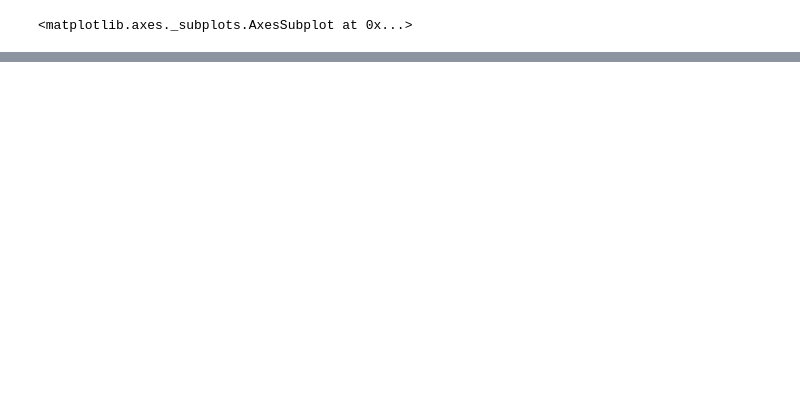
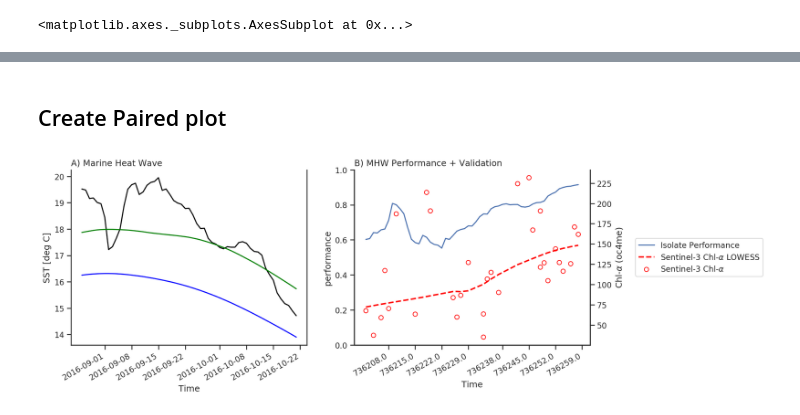
Before and after one commit to HuckleyLab/phyto-mhw, a Jupyter notebook: validation/nwpacific-example-sentinel.ipynb, the cells around one changed output, grey strips where cells are left out. Saved outputs shown, nothing was run; the diff lists cells and outputs as text; code cells hidden in the pictures; blank space fills up the shorter version.

```diff
--- a/validation/nwpacific-example-sentinel.ipynb
+++ b/validation/nwpacific-example-sentinel.ipynb
@@ -263,0 +301,48 @@ Name: date, dtype: float64
+# %% [markdown]
+## Create Paired plot
+# %%
+fs = gcsfs.GCSFileSystem(project=GCP_PROJECT_ID, token="../gc-pangeo.json")
+oisst = xr.open_zarr(fs.get_mapper(OISST_GCP))
+oisst = oisst.assign_coords(lon=(((oisst.lon + 180) % 360) - 180)).sortby('lon')
+# %%
+selected_sst = oisst.sel(
+    lat = mhw_performance.lat.values.item(),
+    lon = mhw_performance.lon.values.item(),
+    time = mhw_performance.time
+)
+# %%
+fig, axes = plt.subplots(1, 2, figsize=(13, 4.5), dpi=150)
+
+sst_ax = axes[0]
+
+selected_sst.sst.plot(ax=sst_ax, color='black')
+mhw_performance.clim_seas.plot(ax=sst_ax, color='blue')
+mhw_performance.clim_thresh.plot(ax=sst_ax, color='green')
+sst_ax.set_ylabel("SST [deg C]")
+sst_ax.set_title("")
+sst_ax.set_title("A) Marine Heat Wave", loc='left')
+
+chl_ax = axes[1]
+_p0 = mhw_performance.performance.plot(label='Isolate Performance', ax=chl_ax)
+chl_ax.set_ylim([0, 1])
+chl_twinax = chl_ax.twinx()
+_p1 = chl_twinax.scatter(chl_df.date, chl_df.chl, color='none', alpha=1, edgecolor='red', zorder=-1,  label=r'Sentinel-3 Chl-$\alpha$')
+chl_ax.set_xticklabels(chl_ax.get_xticks(), rotation=30, ha='right')
+chl_twinax.set_ylabel(r"Chl-$\alpha$ (oc4me)")
+_p2 = chl_twinax.plot(
+    lowess_smooth(chl_df.dropna(subset=['chl']).set_index('date').chl),
+    linewidth=2, color='red', linestyle='--',
+    label=r'Sentinel-3 Chl-$\alpha$ LOWESS'
+)
+
+lines, labels = chl_ax.get_legend_handles_labels()
+lines2, labels2 = chl_twinax.get_legend_handles_labels()
+chl_twinax.legend(lines + lines2, labels + labels2, loc='center right', fancybox=True, bbox_to_anchor=(1.75, 0.5))
+
+chl_ax.set_title("")
+chl_ax.set_title("B) MHW Performance + Validation", loc='left')
+
+sns.despine(right=False)
+plt.savefig("nepac_s3_combined.pdf", bbox_inches='tight')
+# %% [output]
+[figure, added]
```
Also changed, not shown: parts of 11 cells of this notebook, 1 other file.
